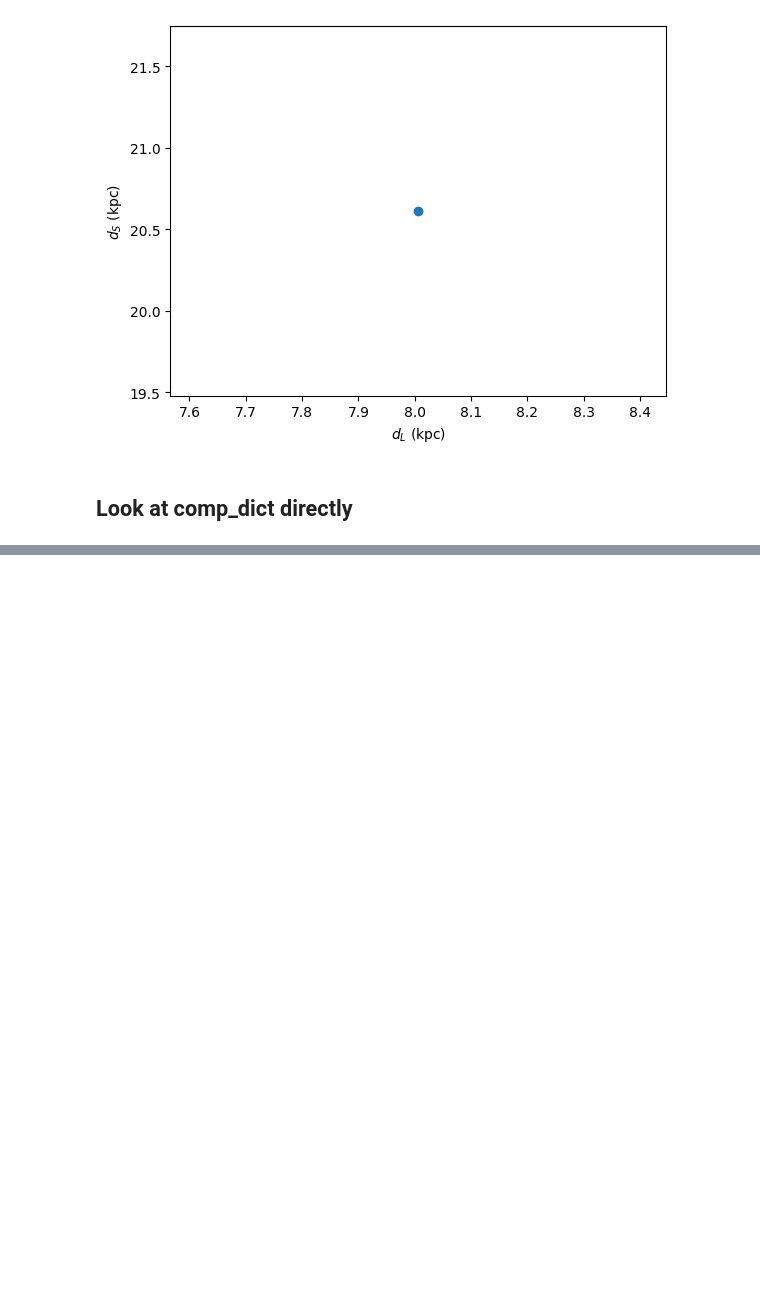
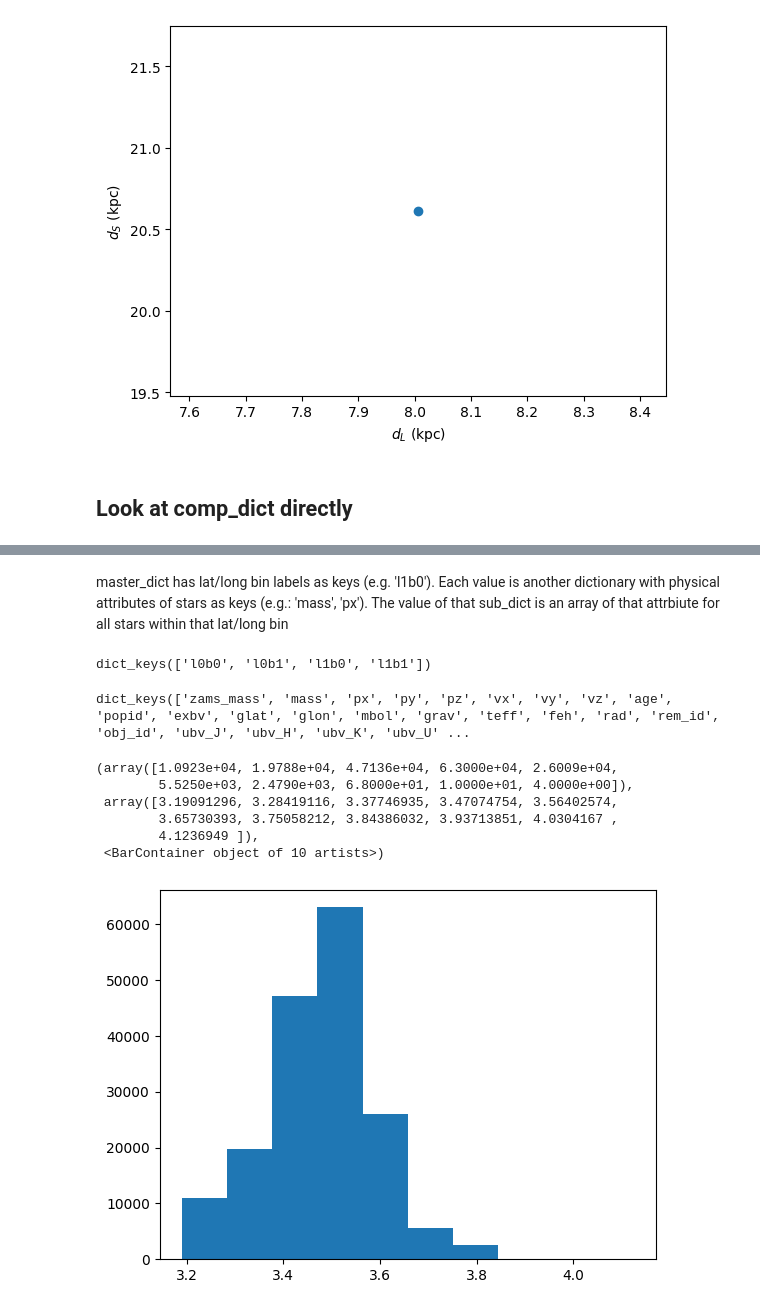
Before and after one commit to NolanSmyth/PopSyCLE, a Jupyter notebook: docs/PopSyCLE_pbh_docker.ipynb, the cells around one changed output, grey strips where cells are left out. Drawn from its saved outputs; the diff is of its cells as text; code cells hidden in the pictures; blank space fills up the shorter version.

Commit message:
Copying/playing with compact object dictionary

```diff
--- a/docs/PopSyCLE_pbh_docker.ipynb
+++ b/docs/PopSyCLE_pbh_docker.ipynb
@@ -268,0 +247,38 @@ Looks like it stores latitude and longitude bins and each bin contains some numb
+# %%
+data_file='ffp.h5'
+ignored_keys = {'add_pbh', 'lat_bin_edges', 'long_bin_edges'}
+bins_dict = {}
+with h5py.File(data_file, 'r') as f:
+    h5keys = list(f.keys())
+    for key in h5keys:
+        if key not in ignored_keys:
+            bins_dict[key] = np.array(f[key])
+# %%
+master_dict = {}
+for bin_key in bins_dict.keys():
+    #use physical attributes of each star as keys
+    phys_keys = bins_dict[bin_key].dtype.names
+    sub_dict = {}
+    for i, phys_key in enumerate(phys_keys):
+        sub_dict[phys_key] = bins_dict[bin_key][phys_key]
+    master_dict[bin_key] = sub_dict
+# %% [markdown]
+master_dict has lat/long bin labels as keys (e.g. 'l1b0'). Each value is another dictionary with physical attributes of stars as keys (e.g.: 'mass', 'px'). The value of that sub_dict is an array of that attrbiute for all stars within that lat/long bin
+# %%
+master_dict.keys()
+# %% [output]
+dict_keys(['l0b0', 'l0b1', 'l1b0', 'l1b1'])
+# %%
+master_dict['l0b0'].keys()
+# %% [output]
+dict_keys(['zams_mass', 'mass', 'px', 'py', 'pz', 'vx', 'vy', 'vz', 'age', 'popid', 'exbv', 'glat', 'glon', 'mbol', 'grav', 'teff', 'feh', 'rad', 'rem_id', 'obj_id', 'ubv_J', 'ubv_H', 'ubv_K', 'ubv_U' ...
+# %%
+plt.hist(master_dict['l0b0']['teff'])
+# %% [output]
+(array([1.0923e+04, 1.9788e+04, 4.7136e+04, 6.3000e+04, 2.6009e+04,
+        5.5250e+03, 2.4790e+03, 6.8000e+01, 1.0000e+01, 4.0000e+00]),
+ array([3.19091296, 3.28419116, 3.37746935, 3.47074754, 3.56402574,
+        3.65730393, 3.75058212, 3.84386032, 3.93713851, 4.0304167 ,
+        4.1236949 ]),
+ <BarContainer object of 10 artists>)
+[figure, added]
```
Also changed, not shown: parts of 3 cells of this notebook.
